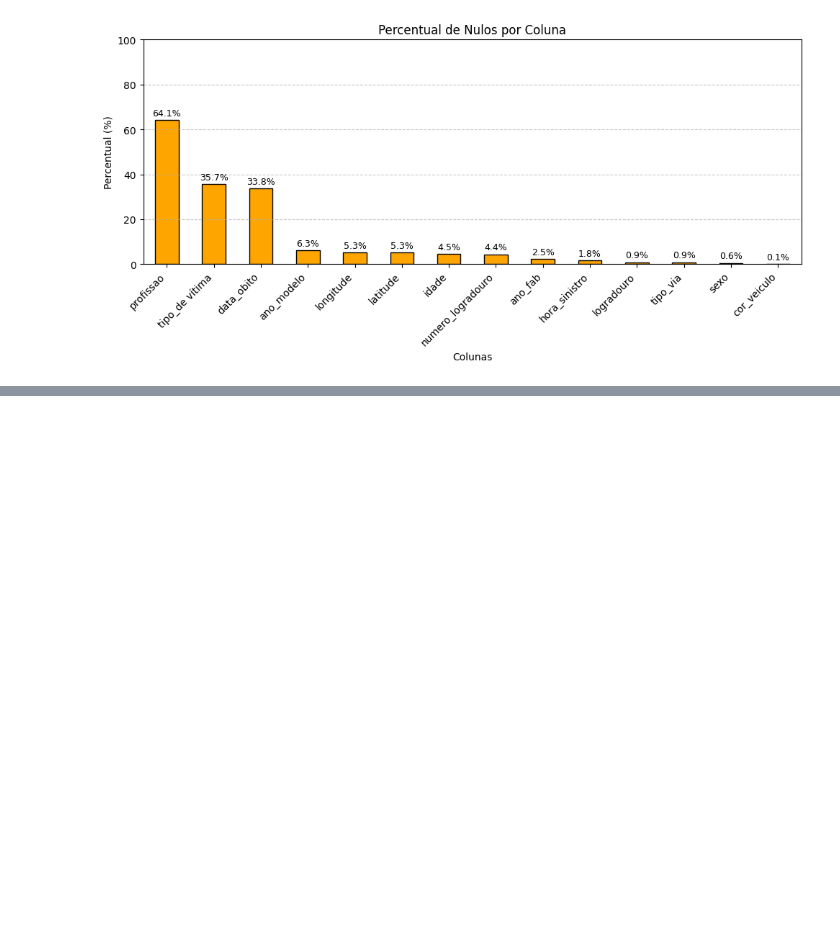
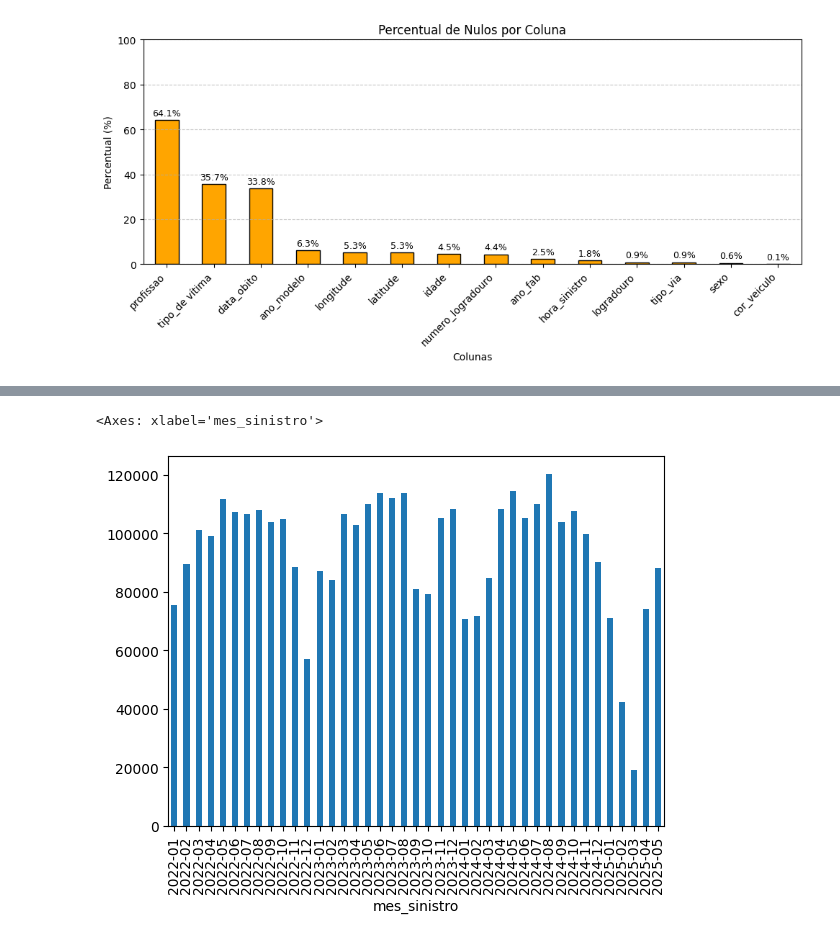
Before and after one commit to matheus-augusto36/accidents_Sao_Paulo_ETL, a Jupyter notebook: etl_main_database.ipynb, the cells around one changed output, grey strips where cells are left out. Saved outputs shown, nothing was run; the diff lists cells and outputs as text; code cells hidden in the pictures; blank space fills up the shorter version.

```diff
--- a/etl_main_database.ipynb
+++ b/etl_main_database.ipynb
@@ -291,0 +238,7 @@ Series([], dtype: float64)
+# %%
+# Remoção de outliers
+
+df_acidentes = df_acidentes[(df_acidentes['idade'] >= 0) & (df_acidentes['idade'] <= 120)]
+# %%
+df_acidentes['ano_fab'] = df_acidentes['ano_fab'].replace(0.0, None)
+df_acidentes['ano_modelo'] = df_acidentes['ano_modelo'].replace(0.0, None)
@@ -291,0 +256,12 @@ Series([], dtype: float64)
+# %%
+# Remoção de outliers
+
+df_acidentes = df_acidentes[((df_acidentes['ano_fab'] >= 1900) & (df_acidentes['ano_fab'] <= 2025)) & ((df_acidentes['ano_modelo'] >= 1900) & (df_acidentes['ano_modelo'] <= 2025))]
+# %%
+# Análise de Sazonalidade
+
+df_acidentes['mes_sinistro'] = pd.to_datetime(df_acidentes['data_sinistro']).dt.to_period('M')
+df_acidentes['mes_sinistro'].value_counts().sort_index().plot(kind='bar')
+# %% [output]
+<Axes: xlabel='mes_sinistro'>
+[figure, added]
```
Also changed, not shown: parts of 26 cells of this notebook.
